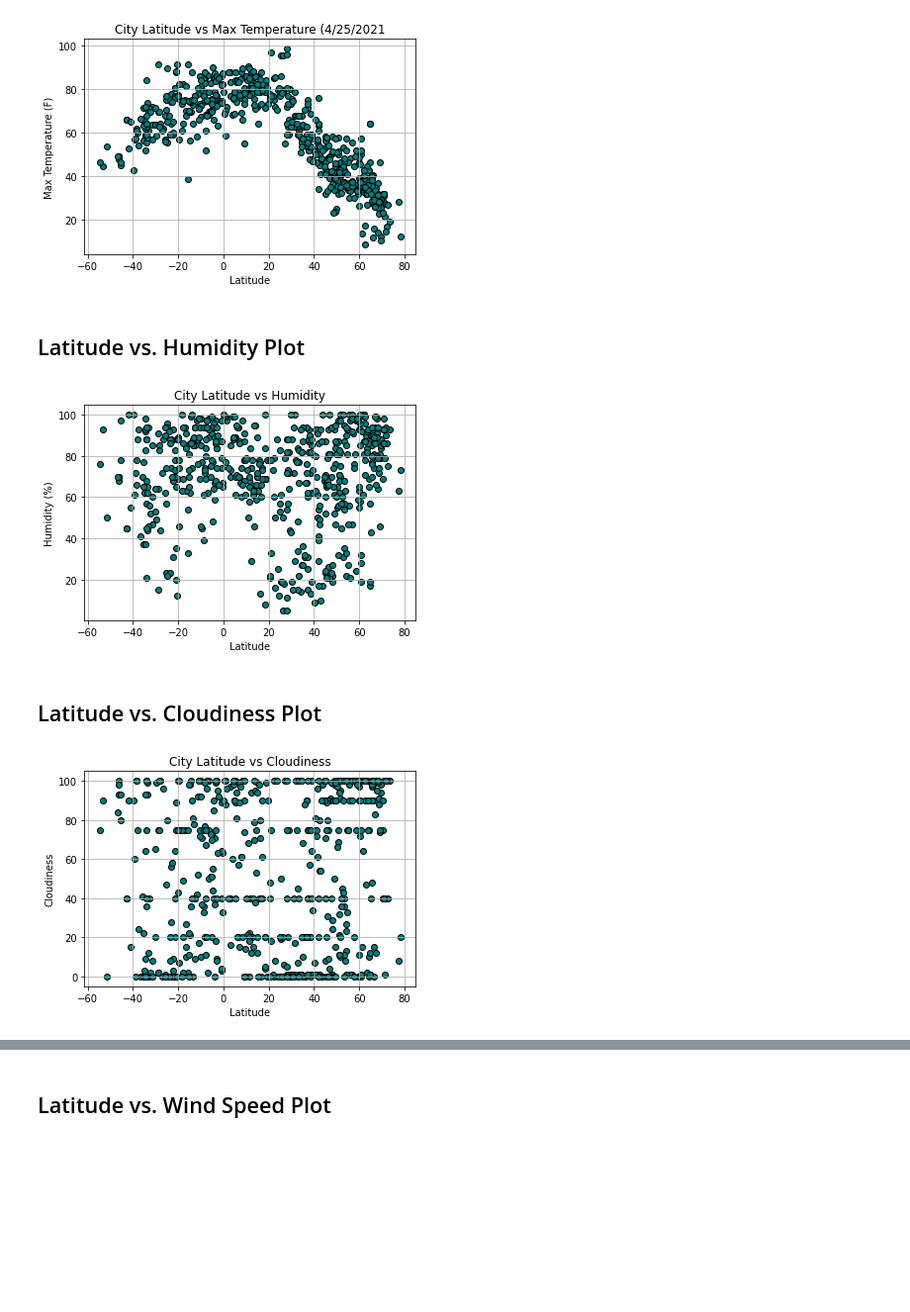
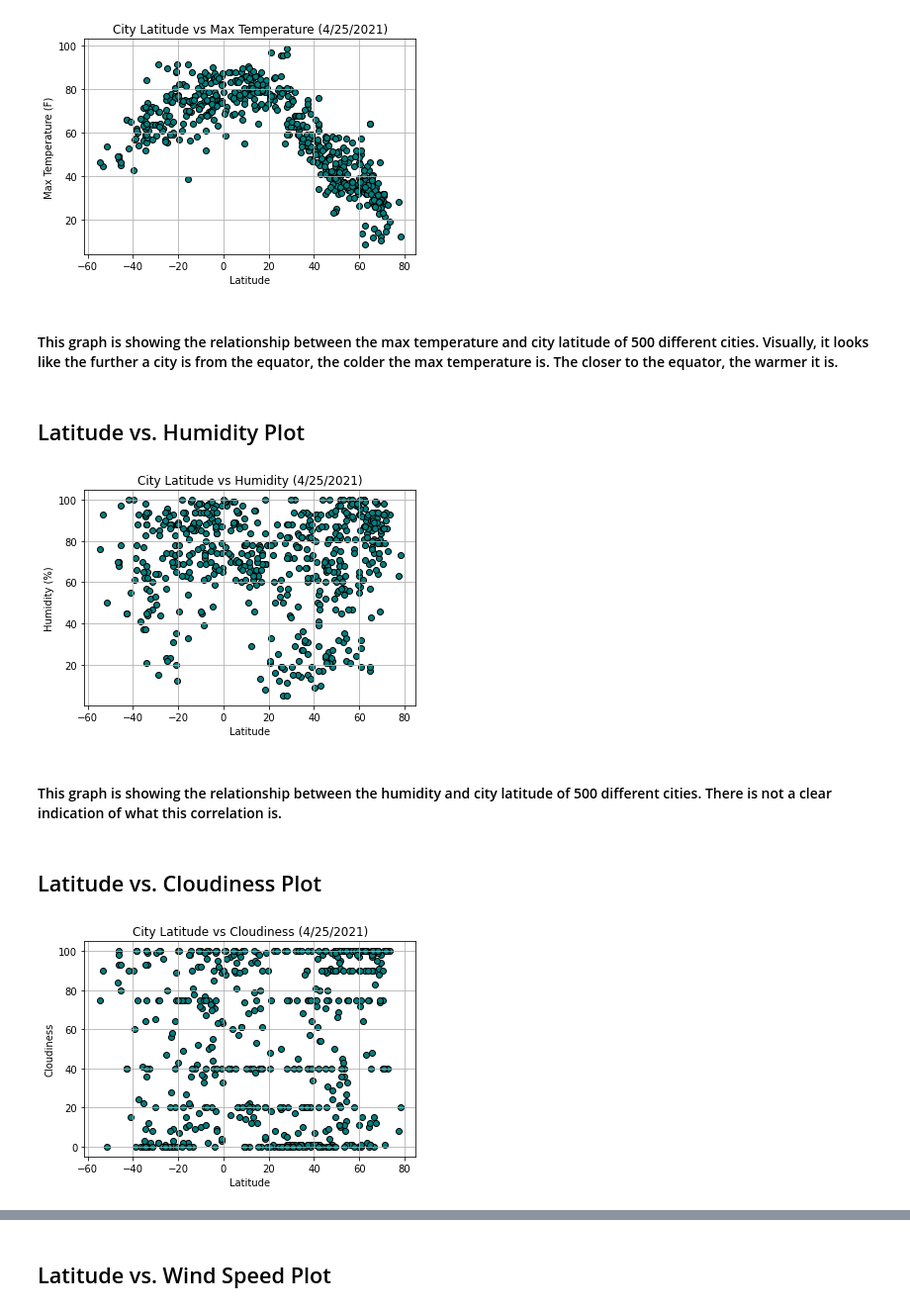
Before and after one commit to ashparra97/python-api-challenge, a Jupyter notebook: WeatherPy/WeatherPy.ipynb, the cells around one changed output, grey strips where cells are left out. Shown at 99% size. Saved outputs shown, nothing was run; the diff lists cells and outputs as text; code cells hidden in the pictures; blank space fills up the shorter version.

```diff
--- a/WeatherPy/WeatherPy.ipynb
+++ b/WeatherPy/WeatherPy.ipynb
@@ -207,29 +208,41 @@ plt.savefig("scatter1.jpg")
 plt.show()
 # %% [output]
 [figure]
+# %% [markdown]
+#### This graph is showing the relationship between the max temperature and city latitude of 500 different cities. Visually, it looks like the further a city is from the equator, the colder the max temperature is. The closer to the equator, the warmer it is.
 # %% [markdown]
 ## Latitude vs. Humidity Plot
 # %%
+# Create scatterplot
 plt.scatter(city_df["Lat"], city_df["Humidity"], marker="o", facecolors="teal", edgecolors="black")
+
+# Establish labels
 plt.xlabel("Latitude")
 plt.ylabel("Humidity (%)")
-plt.title("City Latitude vs Humidity")
+plt.title("City Latitude vs Humidity (4/25/2021)")
 plt.grid(True)
+
 # Saved as .jpg because .pngs are not showing titles and axis labels
 plt.savefig("scatter2.jpg")
 plt.show()
 # %% [output]
-[figure, old version]
+[figure, new version]
+# %% [markdown]
+#### This graph is showing the relationship between the humidity and city latitude of 500 different cities. There is not a clear indication of what this correlation is.
 # %% [markdown]
 ## Latitude vs. Cloudiness Plot
 # %%
+# Create scatterplot
 plt.scatter(city_df["Lat"], city_df["Cloudiness"], marker="o", facecolors="teal", edgecolors="black")
+
+# Establish labels
 plt.xlabel("Latitude")
 plt.ylabel("Cloudiness")
-plt.title("City Latitude vs Cloudiness")
+plt.title("City Latitude vs Cloudiness (4/25/2021)")
 plt.grid(True)
+
 # Saved as .jpg because .pngs are not showing titles and axis labels
 plt.savefig("scatter3.jpg")
 plt.show()
 # %% [output]
-[figure, old version]
+[figure, new version]
```
Also changed, not shown: parts of 21 cells of this notebook.
